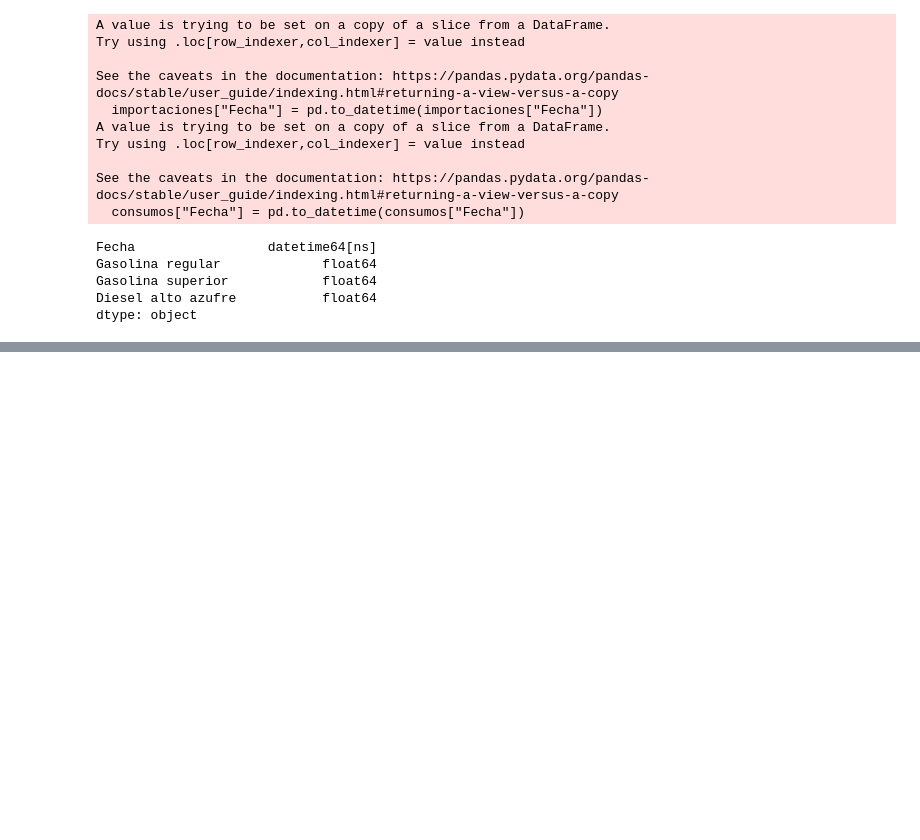
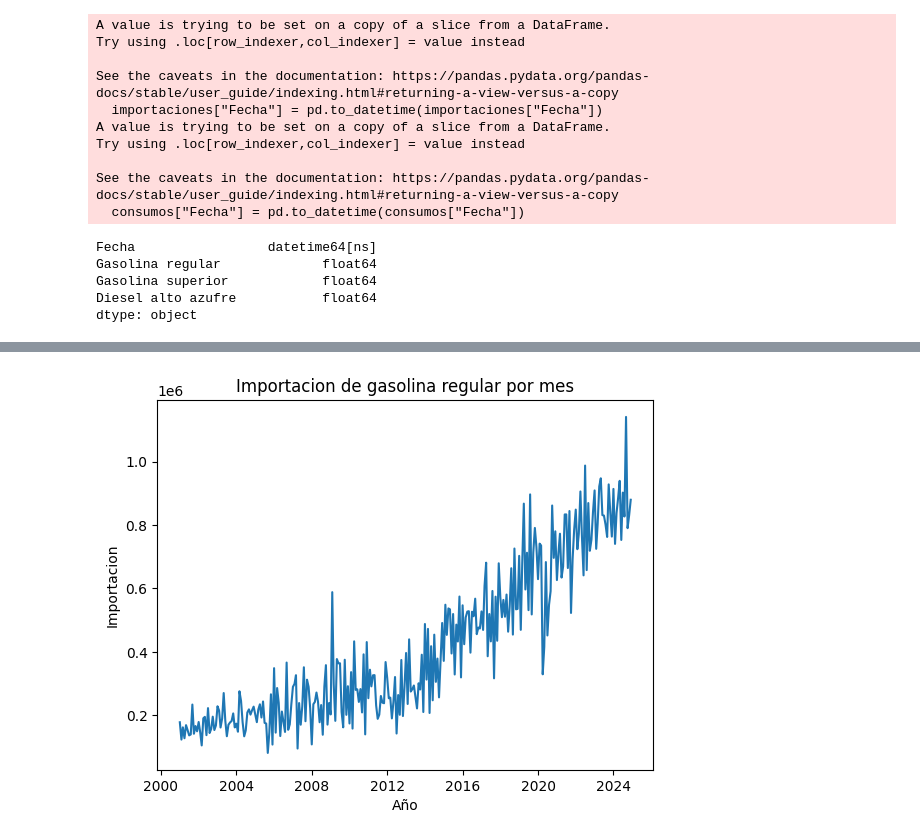
Before and after one commit to Disotoo/DS-Lab-1, a Jupyter notebook: Laboratorio1.ipynb, the cells around one changed output, grey strips where cells are left out. Drawn from its saved outputs; the diff is of its cells as text; code cells hidden in the pictures; blank space fills up the shorter version.

Commit message:
Avances - Serie de Tiempo
Análisis preliminar de una serie de tiempo (Importe de Gasolina Regular)

```diff
--- a/Laboratorio1.ipynb
+++ b/Laboratorio1.ipynb
@@ -233,0 +387,8 @@ See the caveats in the documentation: https://pandas.pydata.org/pandas-docs/stab
+# %%
+gasolina_regular = importaciones[["Fecha", "Gasolina regular"]]
+gasolina_regular.set_index("Fecha", inplace=True)
+
+print("Importaciones:")
+print("Inicio:", gasolina_regular.index.min())
+print("Fin:", gasolina_regular.index.max())
+print("Frecuencia (estimada):", pd.infer_freq(gasolina_regular.index))
@@ -233,0 +400,6 @@ See the caveats in the documentation: https://pandas.pydata.org/pandas-docs/stab
+# %%
+plt.plot(gasolina_regular)
+plt.gca().set(title="Importacion de gasolina regular por mes", xlabel="Año", ylabel="Importacion")
+plt.show()
+# %% [output]
+[figure, added]
```
Also changed, not shown: parts of 67 cells of this notebook.
